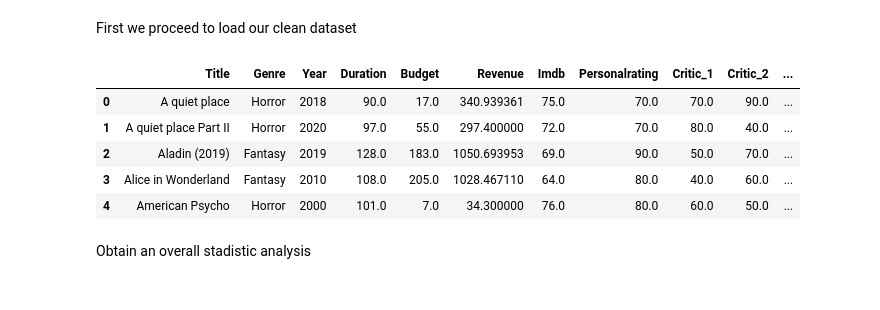
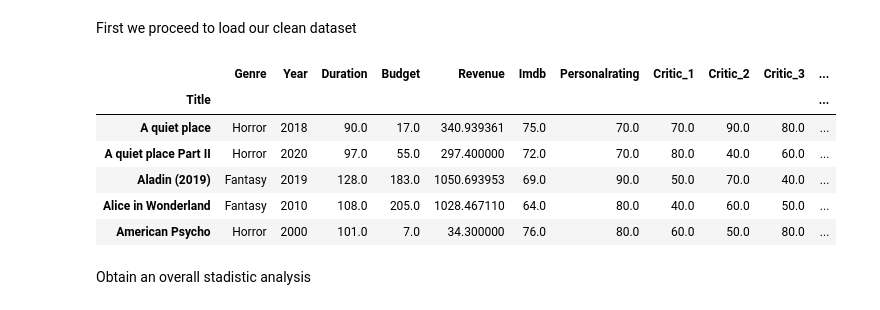
Before and after one commit to Alaninja1209/Did-you-like-the-movie-, a Jupyter notebook: MLRegression_Analysis.ipynb, the cells around one changed output. Cells and saved outputs as stored; diff of their text form; code cells hidden in the pictures.

Commit message:
Troubleshoot in loading dataset and start model fitting process

```diff
--- a/MLRegression_Analysis.ipynb
+++ b/MLRegression_Analysis.ipynb
@@ -25,15 +25,16 @@ import warnings
 # %% [markdown]
 First we proceed to load our clean dataset
 # %%
-movies = pd.read_csv(r'C:\Users\alana\Documents\TecMTY\8vo_semestre\Data_Science\movie_project\datasets\movie_DB3_clean.csv')
+movies = pd.read_csv(r'C:\Users\alana\Documents\TecMTY\8vo_semestre\Data_Science\movie_project\datasets\movie_DB3_clean.csv', index_col = 'Title')
 movies.head()
 # %% [output]
-|  | Title | Genre | Year | Duration | Budget | Revenue | Imdb | Personalrating | Critic_1 | Critic_2 | ... |
-| 0 | A quiet place | Horror | 2018 | 90.0 | 17.0 | 340.939361 | 75.0 | 70.0 | 70.0 | 90.0 | ... |
-| 1 | A quiet place Part II | Horror | 2020 | 97.0 | 55.0 | 297.400000 | 72.0 | 70.0 | 80.0 | 40.0 | ... |
-| 2 | Aladin (2019) | Fantasy | 2019 | 128.0 | 183.0 | 1050.693953 | 69.0 | 90.0 | 50.0 | 70.0 | ... |
-| 3 | Alice in Wonderland | Fantasy | 2010 | 108.0 | 205.0 | 1028.467110 | 64.0 | 80.0 | 40.0 | 60.0 | ... |
-| 4 | American Psycho | Horror | 2000 | 101.0 | 7.0 | 34.300000 | 76.0 | 80.0 | 60.0 | 50.0 | ... |
+|  | Genre | Year | Duration | Budget | Revenue | Imdb | Personalrating | Critic_1 | Critic_2 | Critic_3 | ... |
+| Title |  |  |  |  |  |  |  |  |  |  | ... |
+| A quiet place | Horror | 2018 | 90.0 | 17.0 | 340.939361 | 75.0 | 70.0 | 70.0 | 90.0 | 80.0 | ... |
+| A quiet place Part II | Horror | 2020 | 97.0 | 55.0 | 297.400000 | 72.0 | 70.0 | 80.0 | 40.0 | 60.0 | ... |
+| Aladin (2019) | Fantasy | 2019 | 128.0 | 183.0 | 1050.693953 | 69.0 | 90.0 | 50.0 | 70.0 | 40.0 | ... |
+| Alice in Wonderland | Fantasy | 2010 | 108.0 | 205.0 | 1028.467110 | 64.0 | 80.0 | 40.0 | 60.0 | 50.0 | ... |
+| American Psycho | Horror | 2000 | 101.0 | 7.0 | 34.300000 | 76.0 | 80.0 | 60.0 | 50.0 | 80.0 | ... |
 # %% [markdown]
 Obtain an overall stadistic analysis
 # %%
```
Also changed, not shown: parts of 13 cells of this notebook.
